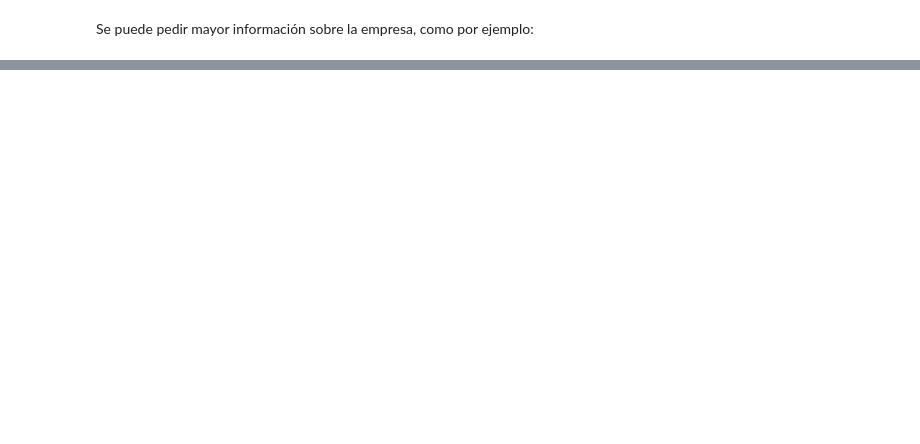
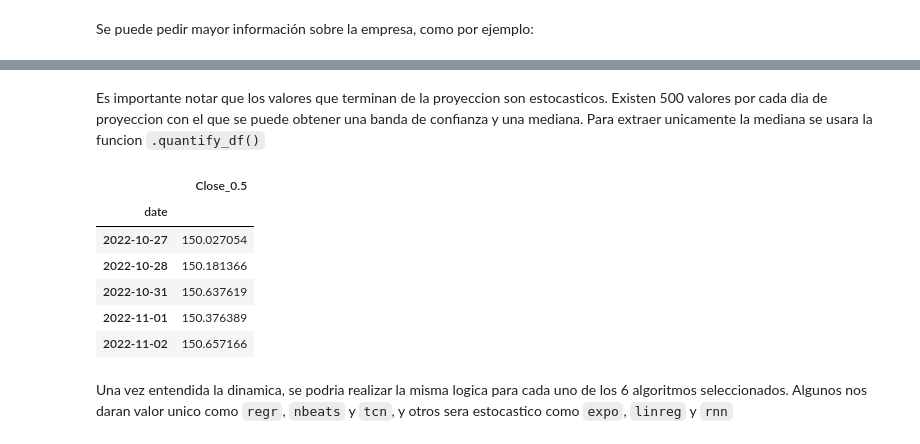
Before and after one commit to mauricioalvaradoo/openbb_terminal, a Jupyter notebook: openbb_inspection.ipynb, the cells around one changed output, grey strips where cells are left out. Saved outputs shown, nothing was run; the diff lists cells and outputs as text; code cells hidden in the pictures; blank space fills up the shorter version.

```diff
--- a/openbb_inspection.ipynb
+++ b/openbb_inspection.ipynb
@@ -98,0 +102,6 @@ Type:      method
+# %%
+rnn_f = openbb.forecast.rnn(
+    data=dta_aapl,
+    target_column="Close",
+    n_predict=5
+)
@@ -98,0 +133,3 @@ Type:      method
+# %%
+rnn_f = rnn_f[2]
+rnn_f
@@ -98,0 +154,15 @@ Type:      method
+# %% [markdown]
+Es importante notar que los valores que terminan de la proyeccion son estocasticos. Existen 500 valores por cada dia de proyeccion con el que se puede obtener una banda de confianza y una mediana. Para extraer unicamente la mediana se usara la funcion `.quantify_df()`
+# %%
+rnn_f = rnn_f.quantile_df()
+rnn_f
+# %% [output]
+|  | Close_0.5 |
+| date |  |
+| 2022-10-27 | 150.027054 |
+| 2022-10-28 | 150.181366 |
+| 2022-10-31 | 150.637619 |
+| 2022-11-01 | 150.376389 |
+| 2022-11-02 | 150.657166 |
+# %% [markdown]
+Una vez entendida la dinamica, se podria realizar la misma logica para cada uno de los 6 algoritmos seleccionados. Algunos nos daran valor unico como `regr`, `nbeats` y `tcn`, y otros sera estocastico como `expo`, `linreg` y `rnn`
```
Also changed, not shown: parts of 14 cells of this notebook, 1 other file.
